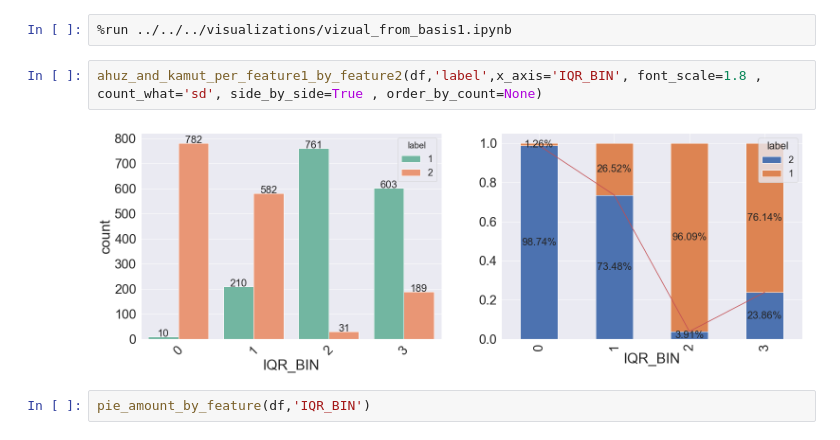
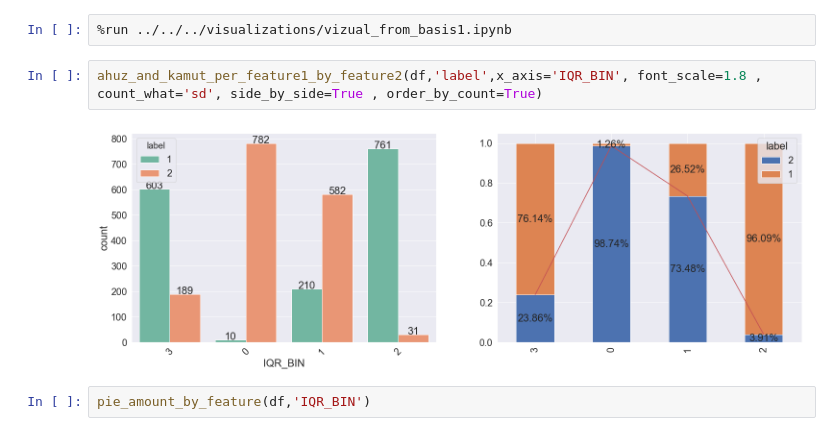
Before and after one commit to azranmelody/modling, a Jupyter notebook: my projects/classification/voice recognition/eda.ipynb, the cells around one changed output. Saved outputs shown, nothing was run; the diff lists cells and outputs as text.

```diff
--- a/my projects/classification/voice recognition/eda.ipynb
+++ b/my projects/classification/voice recognition/eda.ipynb
@@ -69,9 +69,9 @@ ahuz_per_feature1_by_feature2(df,'label',x_axis='IQR_BIN', font_scale=2.5 , coun
 # %%
 %run ../../../visualizations/vizual_from_basis1.ipynb
 # %%
-ahuz_and_kamut_per_feature1_by_feature2(df,'label',x_axis='IQR_BIN', font_scale=1.8 , count_what='sd', side_by_side=True , order_by_count=None)
+ahuz_and_kamut_per_feature1_by_feature2(df,'label',x_axis='IQR_BIN', font_scale=1.8 , count_what='sd', side_by_side=True , order_by_count=True)
 # %% [output]
-[figure, old version]
+[figure, new version]
 # %%
 pie_amount_by_feature(df,'IQR_BIN')
 # %% [output]
```
Also changed, not shown: 2 other files.
